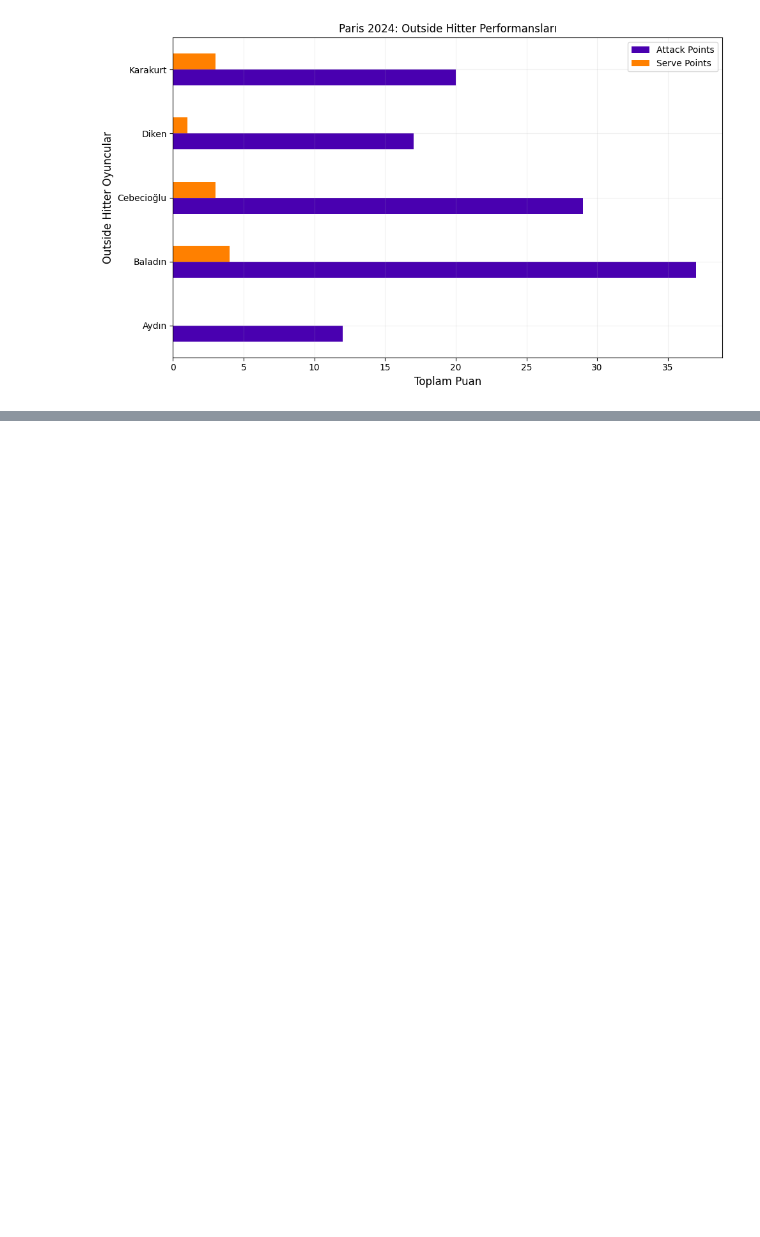
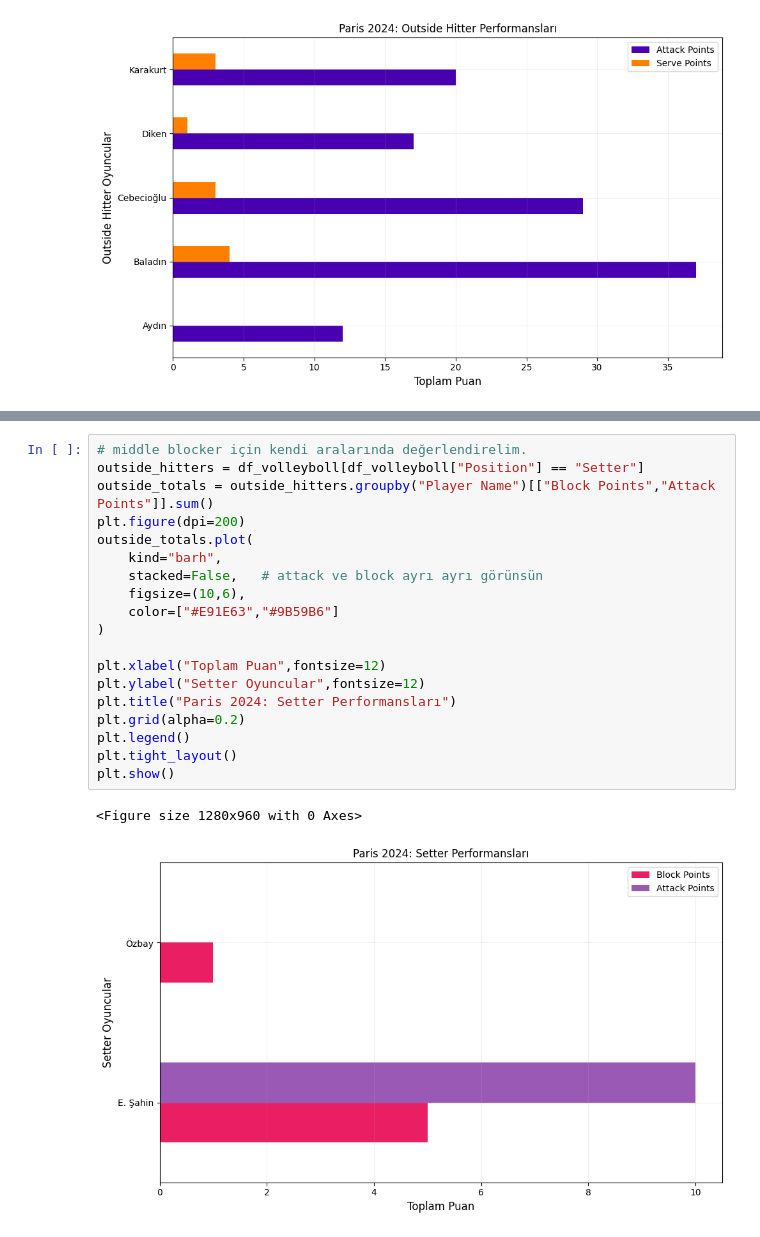
Before and after one commit to deryagokdagli/2024ParisOlympics-FileninSultanlari, a Jupyter notebook: 2024Paris_Analizi.ipynb, the cells around one changed output, grey strips where cells are left out. Cells and saved outputs as stored; diff of their text form; blank space fills up the shorter version.

```diff
--- a/2024Paris_Analizi.ipynb
+++ b/2024Paris_Analizi.ipynb
@@ -178,3 +178,25 @@ plt.show()
 # %% [output]
 <Figure size 1280x960 with 0 Axes>
 [figure]
+# %%
+# middle blocker için kendi aralarında değerlendirelim.
+outside_hitters = df_volleyboll[df_volleyboll["Position"] == "Setter"]
+outside_totals = outside_hitters.groupby("Player Name")[["Block Points","Attack Points"]].sum()
+plt.figure(dpi=200)
+outside_totals.plot(
+    kind="barh",
+    stacked=False,   # attack ve block ayrı ayrı görünsün
+    figsize=(10,6),
+    color=["#E91E63","#9B59B6"]
+)
+
+plt.xlabel("Toplam Puan",fontsize=12)
+plt.ylabel("Setter Oyuncular",fontsize=12)
+plt.title("Paris 2024: Setter Performansları")
+plt.grid(alpha=0.2)
+plt.legend()
+plt.tight_layout()
+plt.show()
+# %% [output]
+<Figure size 1280x960 with 0 Axes>
+[figure, added]
```
Also changed, not shown: parts of 1 cell of this notebook.
